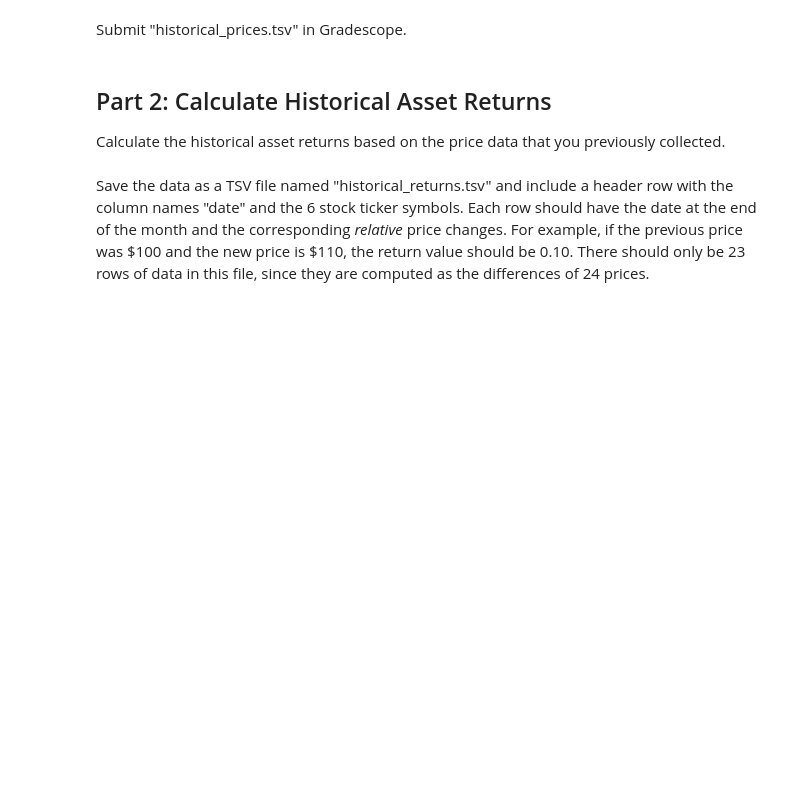
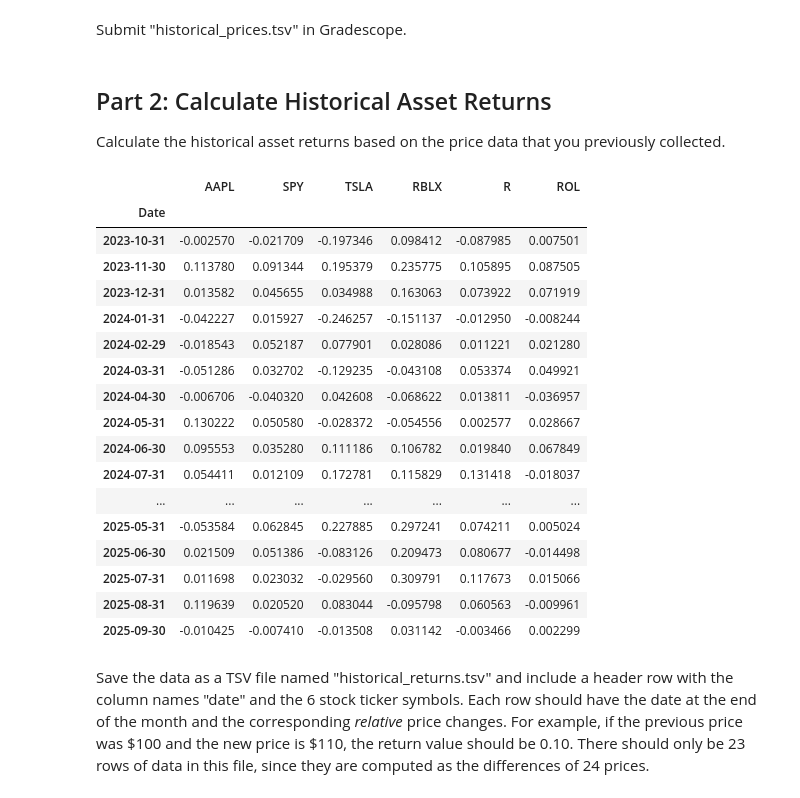
Before and after one commit to pr-rowe/dx704-project-01, a Jupyter notebook: project.ipynb, the cells around one changed output. Drawn from its saved outputs; the diff is of its cells as text; code cells hidden in the pictures; blank space fills up the shorter version.

```diff
--- a/project.ipynb
+++ b/project.ipynb
@@ -53,7 +95,27 @@ Calculate the historical asset returns based on the price data that you previous
 # %%
 # YOUR CHANGES HERE
 
-...
+historical_returns = historical_prices.pct_change().dropna()
+historical_returns
+# %% [output]
+|  | AAPL | SPY | TSLA | RBLX | R | ROL |
+| Date |  |  |  |  |  |  |
+| 2023-10-31 | -0.002570 | -0.021709 | -0.197346 | 0.098412 | -0.087985 | 0.007501 |
+| 2023-11-30 | 0.113780 | 0.091344 | 0.195379 | 0.235775 | 0.105895 | 0.087505 |
+| 2023-12-31 | 0.013582 | 0.045655 | 0.034988 | 0.163063 | 0.073922 | 0.071919 |
+| 2024-01-31 | -0.042227 | 0.015927 | -0.246257 | -0.151137 | -0.012950 | -0.008244 |
+| 2024-02-29 | -0.018543 | 0.052187 | 0.077901 | 0.028086 | 0.011221 | 0.021280 |
+| 2024-03-31 | -0.051286 | 0.032702 | -0.129235 | -0.043108 | 0.053374 | 0.049921 |
+| 2024-04-30 | -0.006706 | -0.040320 | 0.042608 | -0.068622 | 0.013811 | -0.036957 |
+| 2024-05-31 | 0.130222 | 0.050580 | -0.028372 | -0.054556 | 0.002577 | 0.028667 |
+| 2024-06-30 | 0.095553 | 0.035280 | 0.111186 | 0.106782 | 0.019840 | 0.067849 |
+| 2024-07-31 | 0.054411 | 0.012109 | 0.172781 | 0.115829 | 0.131418 | -0.018037 |
+| ... | ... | ... | ... | ... | ... | ... |
+| 2025-05-31 | -0.053584 | 0.062845 | 0.227885 | 0.297241 | 0.074211 | 0.005024 |
+| 2025-06-30 | 0.021509 | 0.051386 | -0.083126 | 0.209473 | 0.080677 | -0.014498 |
+| 2025-07-31 | 0.011698 | 0.023032 | -0.029560 | 0.309791 | 0.117673 | 0.015066 |
+| 2025-08-31 | 0.119639 | 0.020520 | 0.083044 | -0.095798 | 0.060563 | -0.009961 |
+| 2025-09-30 | -0.010425 | -0.007410 | -0.013508 | 0.031142 | -0.003466 | 0.002299 |
 # %% [markdown]
 Save the data as a TSV file named "historical_returns.tsv" and include a header row with the column names "date" and the 6 stock ticker symbols.
 Each row should have the date at the end of the month and the corresponding *relative* price changes.
```
Also changed, not shown: parts of 7 cells of this notebook, 3 other files.
